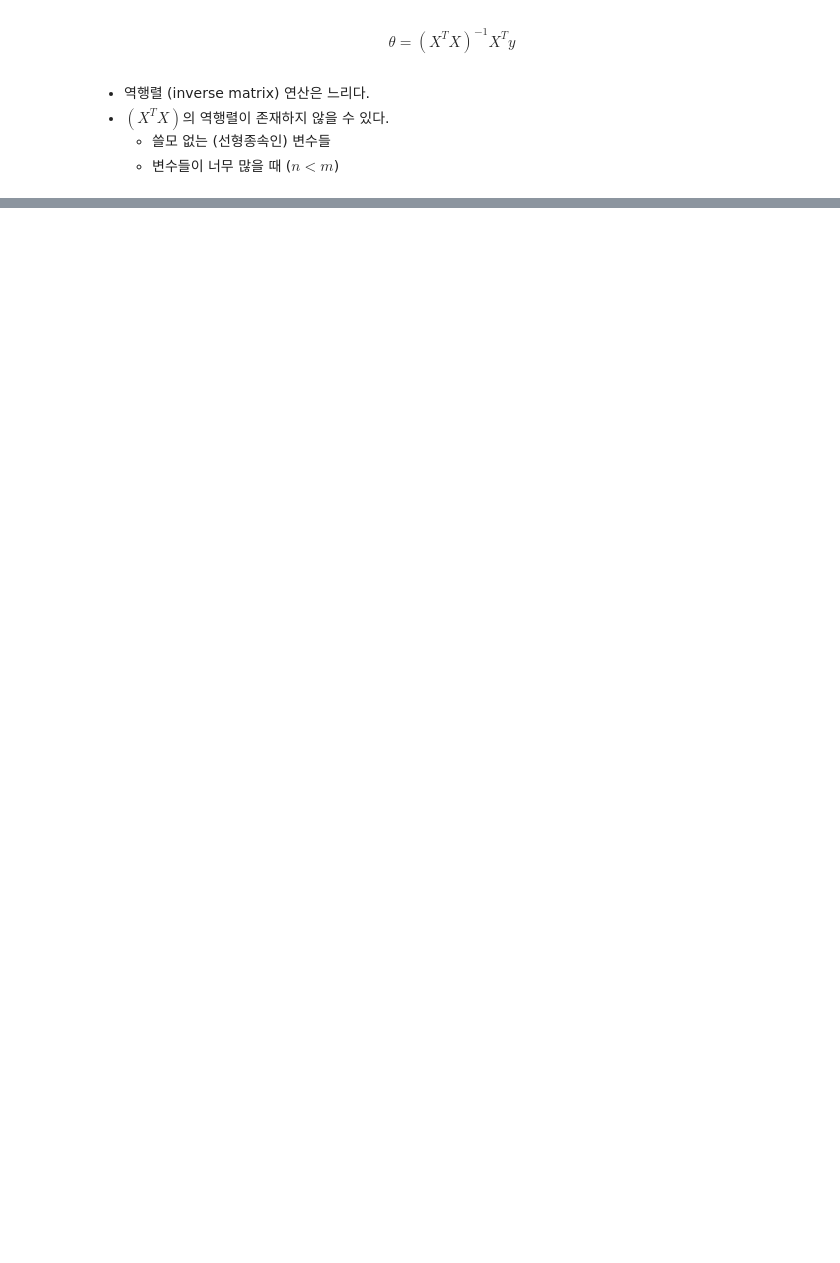
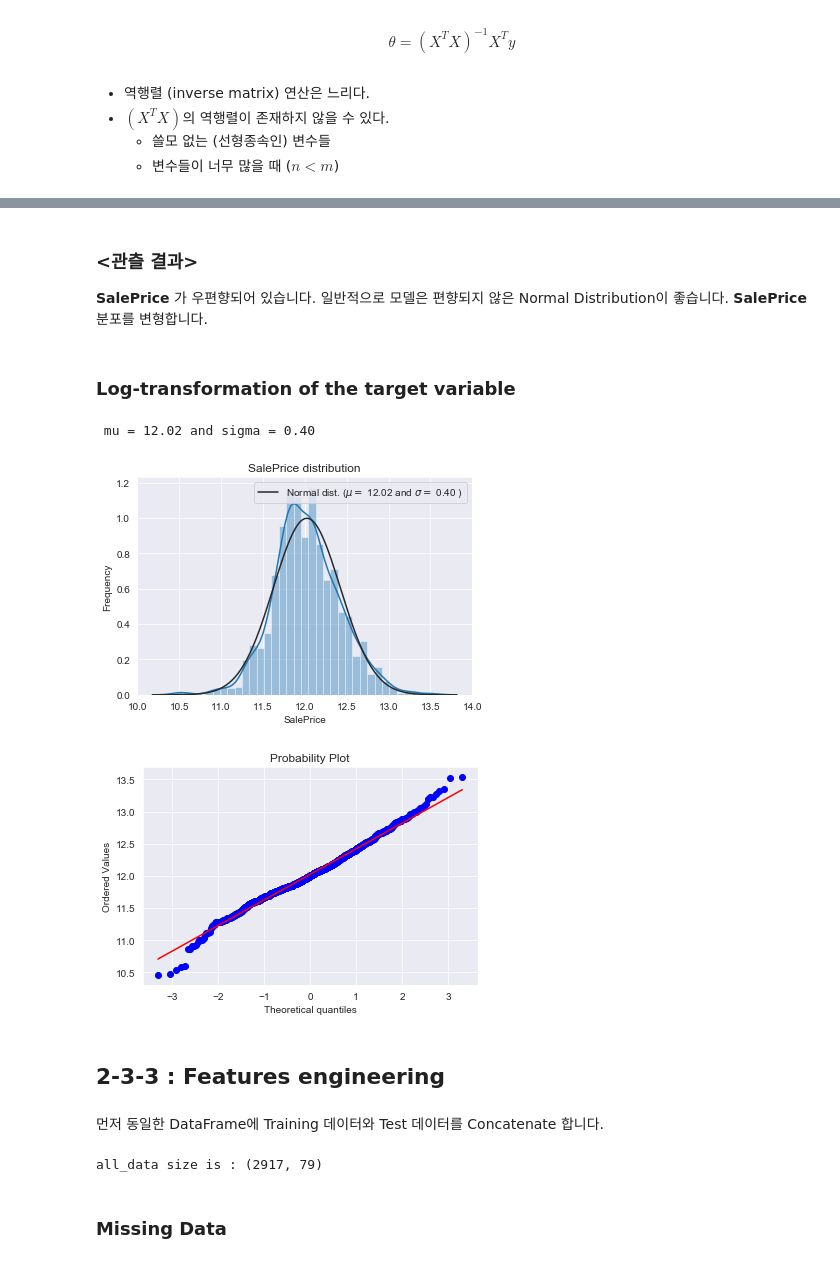
Before and after one commit to parksurk/da_structured-data, a Jupyter notebook: step2 - Regression.ipynb, the cells around one changed output, grey strips where cells are left out. Saved outputs shown, nothing was run; the diff lists cells and outputs as text; code cells hidden in the pictures; blank space fills up the shorter version.

```diff
--- a/step2 - Regression.ipynb
+++ b/step2 - Regression.ipynb
@@ -283,0 +482,46 @@ $$
+# %% [markdown]
+### <관츨 결과>
+
+**SalePrice** 가 우편향되어 있습니다. 일반적으로 모델은 편향되지 않은 Normal Distribution이 좋습니다. **SalePrice** 분포를 변형합니다.
+# %% [markdown]
+### Log-transformation of the target variable
+# %%
+#We use the numpy fuction log1p which  applies log(1+x) to all elements of the column
+train["SalePrice"] = np.log1p(train["SalePrice"])
+
+#Check the new distribution
+sns.distplot(train['SalePrice'] , fit=norm);
+
+# Get the fitted parameters used by the function
+(mu, sigma) = norm.fit(train['SalePrice'])
+print( '\n mu = {:.2f} and sigma = {:.2f}\n'.format(mu, sigma))
+
+#Now plot the distribution
+plt.legend(['Normal dist. ($\mu=$ {:.2f} and $\sigma=$ {:.2f} )'.format(mu, sigma)],
+            loc='best')
+plt.ylabel('Frequency')
+plt.title('SalePrice distribution')
+
+#Get also the QQ-plot
+fig = plt.figure()
+res = stats.probplot(train['SalePrice'], plot=plt)
+plt.show()
+# %% [output]
+ mu = 12.02 and sigma = 0.40
+[figure, added]
+[figure, added]
+# %% [markdown]
+## 2-3-3 : Features engineering
+# %% [markdown]
+먼저 동일한 DataFrame에 Training 데이터와 Test 데이터를 Concatenate 합니다.
+# %%
+ntrain = train.shape[0]
+ntest = test.shape[0]
+y_train = train.SalePrice.values
+all_data = pd.concat((train, test)).reset_index(drop=True)
+all_data.drop(['SalePrice'], axis=1, inplace=True)
+print("all_data size is : {}".format(all_data.shape))
+# %% [output]
+all_data size is : (2917, 79)
+# %% [markdown]
+### Missing Data
```
Also changed, not shown: parts of 30 cells of this notebook, 6 other files.
